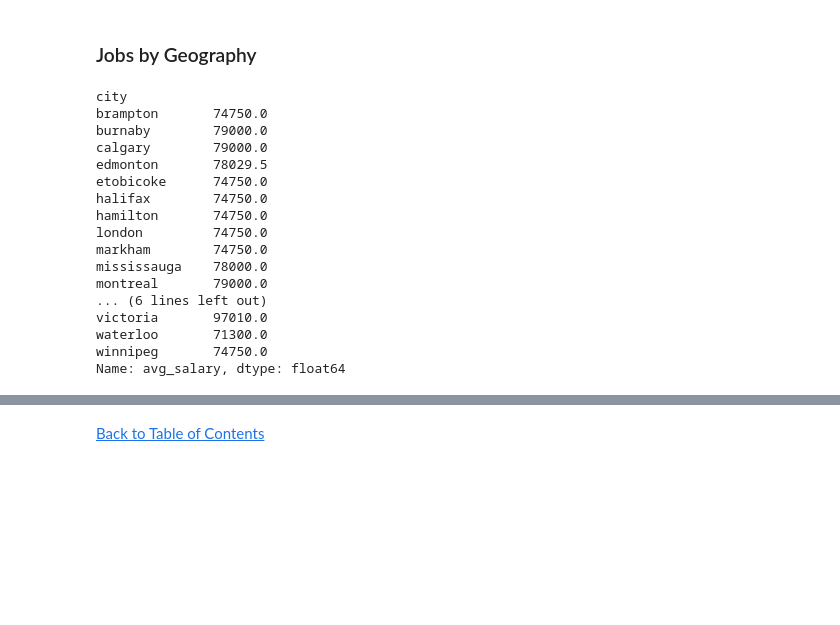
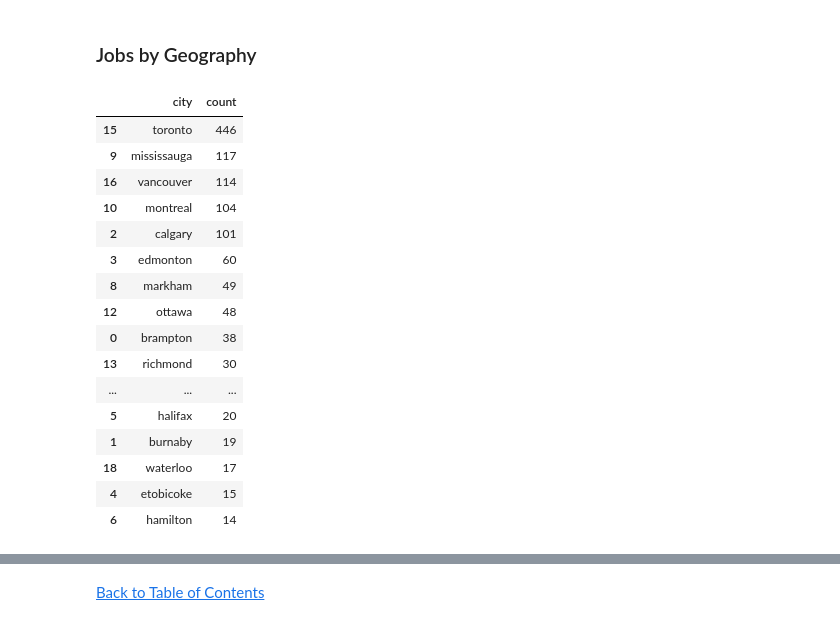
Before and after one commit to jasondo-da/Canadian_Data_Science_Jobs_Analysis, a Jupyter notebook: da_job_posts_canada_analysis.ipynb, the cells around one changed output, grey strips where cells are left out. Cells and saved outputs as stored; diff of their text form; code cells hidden in the pictures; blank space fills up the shorter version.

```diff
--- a/da_job_posts_canada_analysis.ipynb
+++ b/da_job_posts_canada_analysis.ipynb
@@ -1659,43 +1411,27 @@ plt.show()
 # %% [markdown]
 ### Jobs by Geography
-# %%
-top_20_list = ['toronto',
-               'mississauga',
-               'vancouver',
-               'montreal',
-               'calgary',
-               'edmonton',
-               'markham',
-               'ottawa',
-               'brampton',
-               'winnipeg',
-               'richmond',
-               'north_york',
-               'victoria',
-               'london',
-               'surrey',
-               'halifax',
-               'burnaby',
-               'waterloo',
-               'etobicoke',
-               'hamilton']
-
-df[df['city'].isin(top_20_list)].groupby('city')['avg_salary'].median().round(2)
-# %% [output]
-city
-brampton       74750.0
-burnaby        79000.0
-calgary        79000.0
-edmonton       78029.5
-etobicoke      74750.0
-halifax        74750.0
-hamilton       74750.0
-london         74750.0
-markham        74750.0
-mississauga    78000.0
-montreal       79000.0
-... (6 lines left out)
-victoria       97010.0
-waterloo       71300.0
-winnipeg       74750.0
-Name: avg_salary, dtype: float64
+# %%
+top_20_cities_nonremote = df[df['city'] != 'remote'].agg({'city': 'value_counts'}).head(20).to_dict()
+top_20_cities_count = pd.DataFrame.from_dict(top_20_cities_nonremote)
+top_20_cities_count.reset_index(inplace=True)
+top_20_cities_count.rename(columns={'index': 'city', 'city': 'count'}, inplace=True)
+top_20_cities = top_20_cities_count.sort_values(by='count', ascending=False)
+top_20_cities
+# %% [output]
+|  | city | count |
+| 15 | toronto | 446 |
+| 9 | mississauga | 117 |
+| 16 | vancouver | 114 |
+| 10 | montreal | 104 |
+| 2 | calgary | 101 |
+| 3 | edmonton | 60 |
+| 8 | markham | 49 |
+| 12 | ottawa | 48 |
+| 0 | brampton | 38 |
+| 13 | richmond | 30 |
+| ... | ... | ... |
+| 5 | halifax | 20 |
+| 1 | burnaby | 19 |
+| 18 | waterloo | 17 |
+| 4 | etobicoke | 15 |
+| 6 | hamilton | 14 |
```
Also changed, not shown: parts of 15 cells of this notebook.
